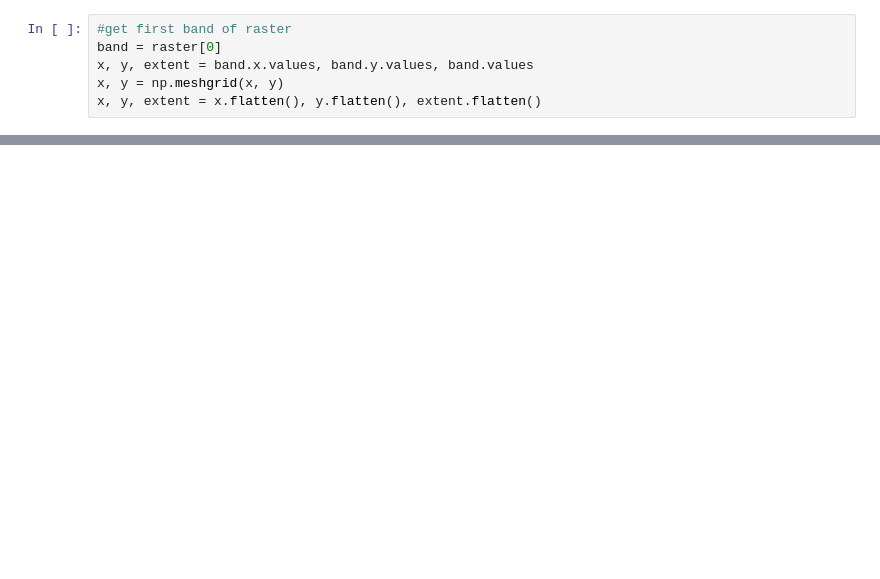
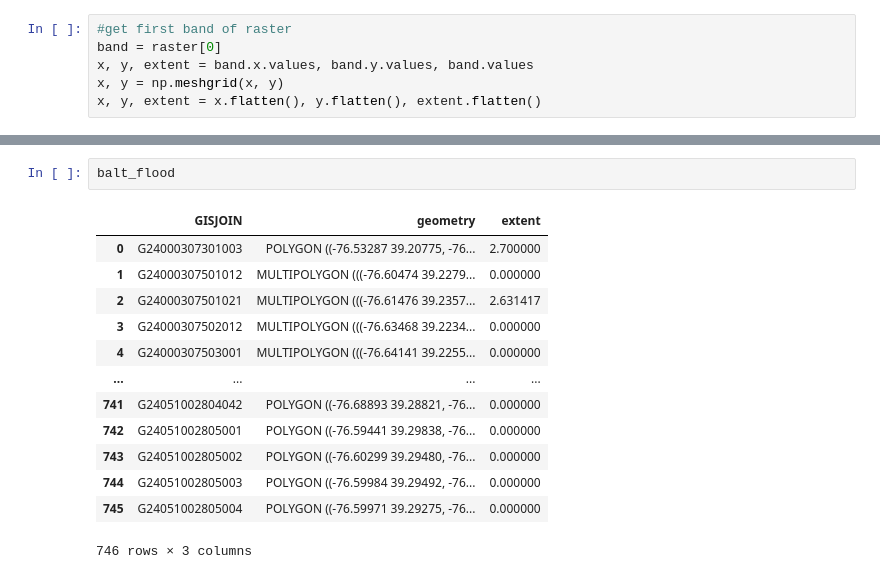
Before and after one commit to parinbhaduri/baltimore-data, a Jupyter notebook: flood_processing.ipynb, the cells around one changed output, grey strips where cells are left out. Drawn from its saved outputs; the diff is of its cells as text; blank space fills up the shorter version.

```diff
--- a/flood_processing.ipynb
+++ b/flood_processing.ipynb
@@ -55,0 +64,16 @@ Error:
+# %%
+balt_flood
+# %% [output]
+|  | GISJOIN | geometry | extent |
+| 0 | G24000307301003 | POLYGON ((-76.53287 39.20775, -76... | 2.700000 |
+| 1 | G24000307501012 | MULTIPOLYGON (((-76.60474 39.2279... | 0.000000 |
+| 2 | G24000307501021 | MULTIPOLYGON (((-76.61476 39.2357... | 2.631417 |
+| 3 | G24000307502012 | MULTIPOLYGON (((-76.63468 39.2234... | 0.000000 |
+| 4 | G24000307503001 | MULTIPOLYGON (((-76.64141 39.2255... | 0.000000 |
+| ... | ... | ... | ... |
+| 741 | G24051002804042 | POLYGON ((-76.68893 39.28821, -76... | 0.000000 |
+| 742 | G24051002805001 | POLYGON ((-76.59441 39.29838, -76... | 0.000000 |
+| 743 | G24051002805002 | POLYGON ((-76.60299 39.29480, -76... | 0.000000 |
+| 744 | G24051002805003 | POLYGON ((-76.59984 39.29492, -76... | 0.000000 |
+| 745 | G24051002805004 | POLYGON ((-76.59971 39.29275, -76... | 0.000000 |
+746 rows × 3 columns
```
Also changed, not shown: parts of 11 cells of this notebook.
